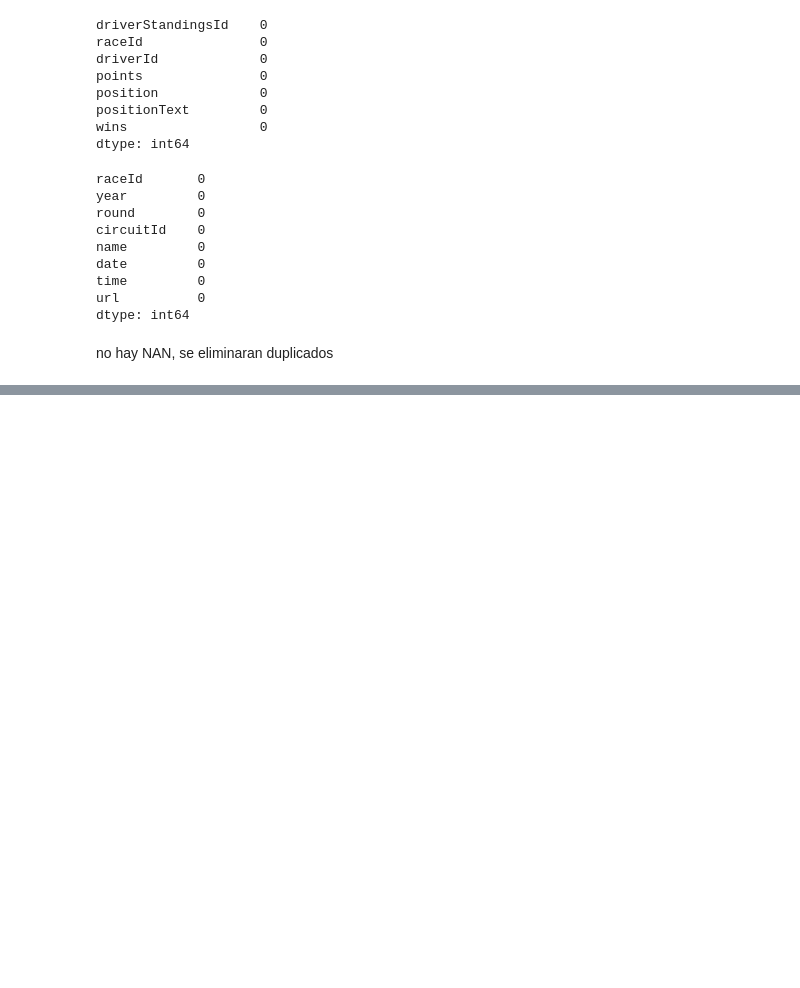
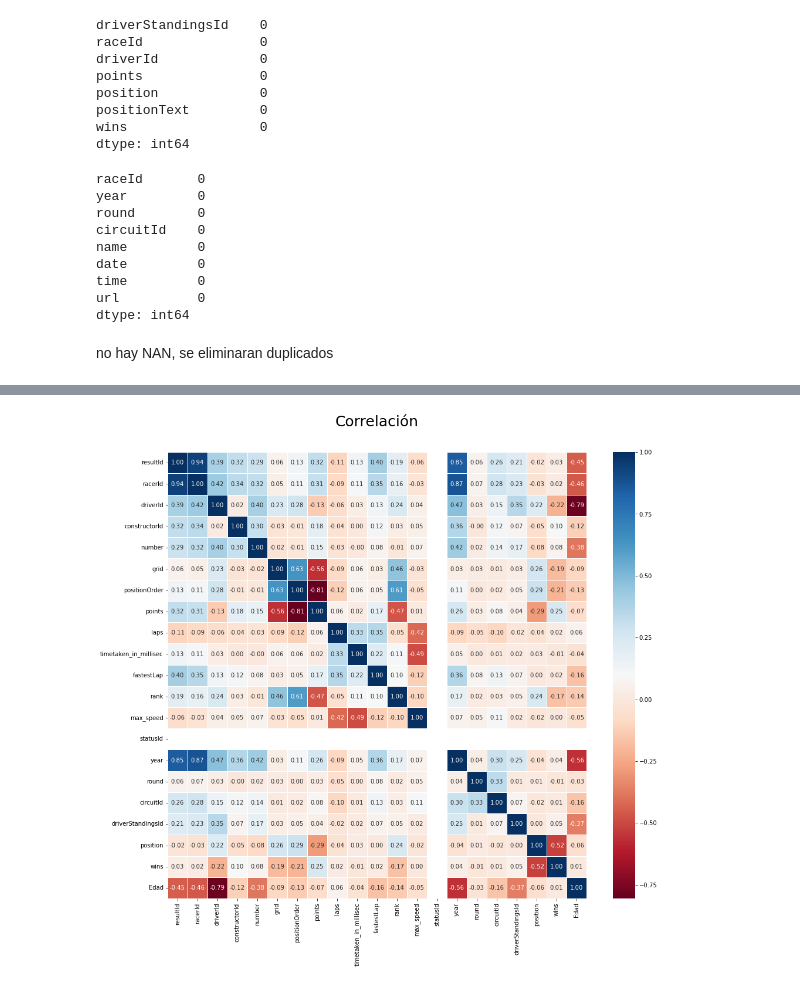
Before and after one commit to Elmatinho/F1_ML_classifier, a Jupyter notebook: Jupyter/F1_classifier.ipynb, the cells around one changed output, grey strips where cells are left out. Saved outputs shown, nothing was run; the diff lists cells and outputs as text; code cells hidden in the pictures; blank space fills up the shorter version.

```diff
--- a/Jupyter/F1_classifier.ipynb
+++ b/Jupyter/F1_classifier.ipynb
@@ -212,0 +642,8 @@ races.drop_duplicates(inplace=True)
+# %%
+colormap = plt.cm.RdBu
+plt.figure(figsize=(16,14))
+plt.title('Correlación', y=1.05, size=25,)
+sns.heatmap(df.corr(),linewidths=0.5,
+             cmap=colormap, linecolor='white', annot=True,fmt='.2f')
+# %% [output]
+[figure, added]
```
Also changed, not shown: parts of 56 cells of this notebook.
